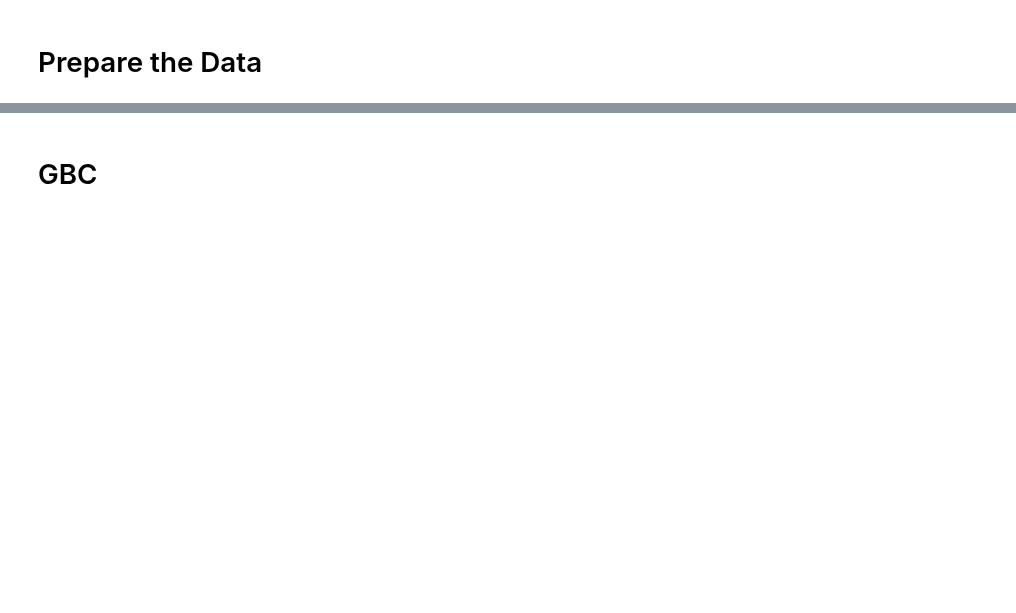
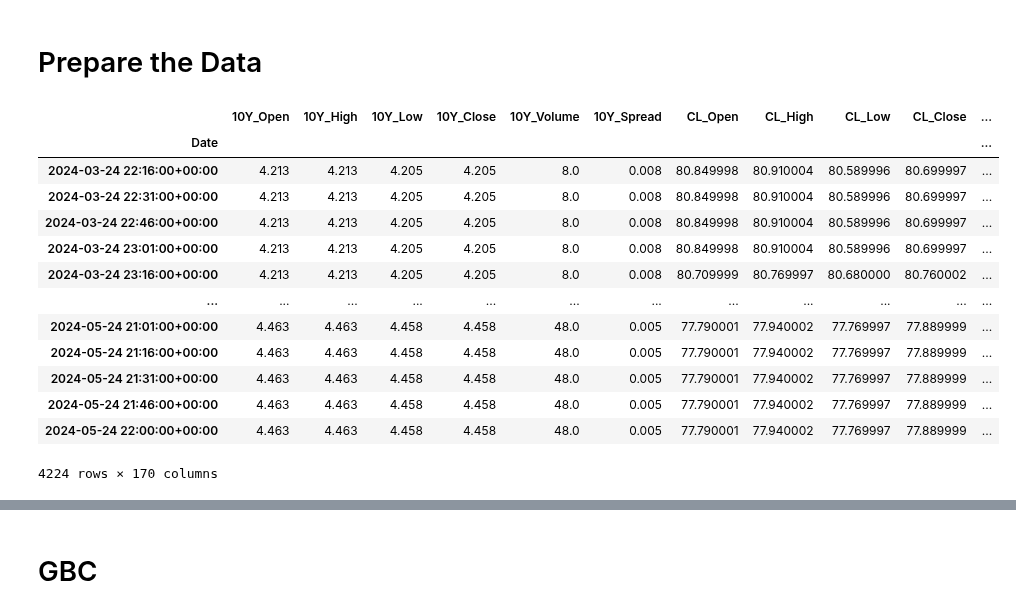
Before and after one commit to adamd1985/intra_day_futures_arb, a Jupyter notebook: gb_algo.ipynb, the cells around one changed output, grey strips where cells are left out. Cells and saved outputs as stored; diff of their text form; code cells hidden in the pictures; blank space fills up the shorter version.

```diff
--- a/gb_algo.ipynb
+++ b/gb_algo.ipynb
@@ -130,2 +124,37 @@ Hurst: 0.4569150032841008
 # %% [markdown]
 # Prepare the Data
+# %%
+from signals import dynamic_support_resistance, kalman_backtest, signal_kf_bollinger_bands
+from quant_equations import get_ou, modulate_std
+
+HALF_LIFE, HURST = get_ou(target_fut_df, f"{TARGET_FUT}_Close")
+
+window = abs(HALF_LIFE)
+bb_df = signal_kf_bollinger_bands(target_fut_df, f"{TARGET_FUT}_Close", f"{TARGET_FUT}_Volume", std_factor=modulate_std(HURST))
+
+spread = bb_df["%B"].bfill().ffill()
+volumes = target_fut_df[f"{TARGET_FUT}_Volume"].to_numpy()
+prices = target_fut_df[f"{TARGET_FUT}_Close"].to_numpy()
+
+assert not np.isnan(spread).any() and not np.isnan(volumes).any()
+
+big_fut_df, _, _ = dynamic_support_resistance(futs_df, f"{TARGET_FUT}_Close", f"{TARGET_FUT}_High",f"{TARGET_FUT}_Low",window_size=HALF_LIFE)
+kf_df, _ = kalman_backtest(spread, volumes, prices, period=INTERVAL)
+
+big_fut_df = pd.concat([big_fut_df, kf_df], axis=1).bfill().ffill()
+big_fut_df
+# %% [output]
+|  | 10Y_Open | 10Y_High | 10Y_Low | 10Y_Close | 10Y_Volume | 10Y_Spread | CL_Open | CL_High | CL_Low | CL_Close | ... |
+| Date |  |  |  |  |  |  |  |  |  |  | ... |
+| 2024-03-24 22:16:00+00:00 | 4.213 | 4.213 | 4.205 | 4.205 | 8.0 | 0.008 | 80.849998 | 80.910004 | 80.589996 | 80.699997 | ... |
+| 2024-03-24 22:31:00+00:00 | 4.213 | 4.213 | 4.205 | 4.205 | 8.0 | 0.008 | 80.849998 | 80.910004 | 80.589996 | 80.699997 | ... |
+| 2024-03-24 22:46:00+00:00 | 4.213 | 4.213 | 4.205 | 4.205 | 8.0 | 0.008 | 80.849998 | 80.910004 | 80.589996 | 80.699997 | ... |
+| 2024-03-24 23:01:00+00:00 | 4.213 | 4.213 | 4.205 | 4.205 | 8.0 | 0.008 | 80.849998 | 80.910004 | 80.589996 | 80.699997 | ... |
+| 2024-03-24 23:16:00+00:00 | 4.213 | 4.213 | 4.205 | 4.205 | 8.0 | 0.008 | 80.709999 | 80.769997 | 80.680000 | 80.760002 | ... |
+| ... | ... | ... | ... | ... | ... | ... | ... | ... | ... | ... | ... |
+| 2024-05-24 21:01:00+00:00 | 4.463 | 4.463 | 4.458 | 4.458 | 48.0 | 0.005 | 77.790001 | 77.940002 | 77.769997 | 77.889999 | ... |
+| 2024-05-24 21:16:00+00:00 | 4.463 | 4.463 | 4.458 | 4.458 | 48.0 | 0.005 | 77.790001 | 77.940002 | 77.769997 | 77.889999 | ... |
+| 2024-05-24 21:31:00+00:00 | 4.463 | 4.463 | 4.458 | 4.458 | 48.0 | 0.005 | 77.790001 | 77.940002 | 77.769997 | 77.889999 | ... |
+| 2024-05-24 21:46:00+00:00 | 4.463 | 4.463 | 4.458 | 4.458 | 48.0 | 0.005 | 77.790001 | 77.940002 | 77.769997 | 77.889999 | ... |
+| 2024-05-24 22:00:00+00:00 | 4.463 | 4.463 | 4.458 | 4.458 | 48.0 | 0.005 | 77.790001 | 77.940002 | 77.769997 | 77.889999 | ... |
+4224 rows × 170 columns
```
Also changed, not shown: parts of 9 cells of this notebook.
